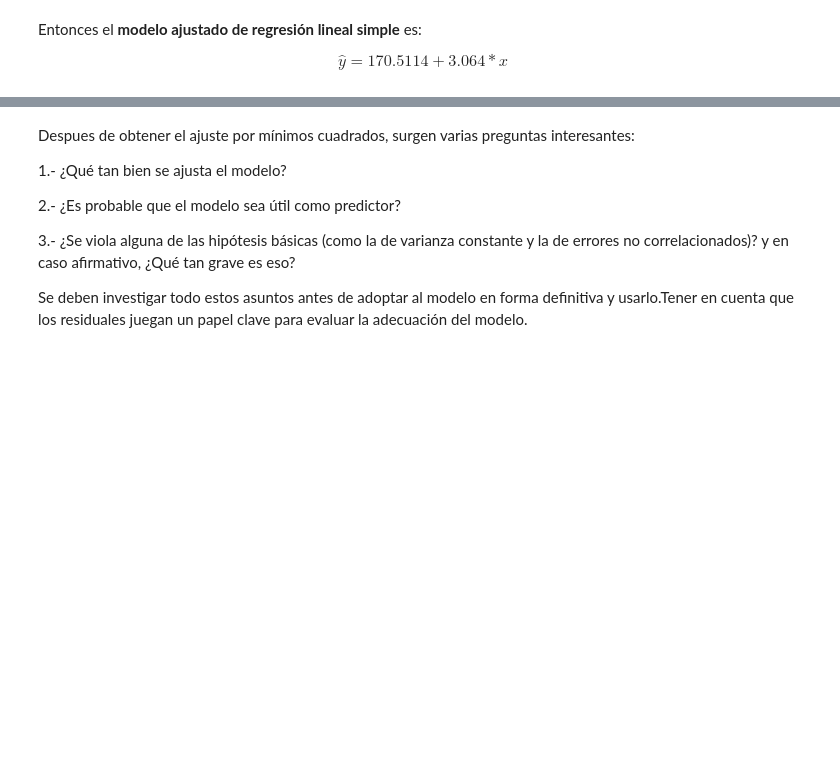
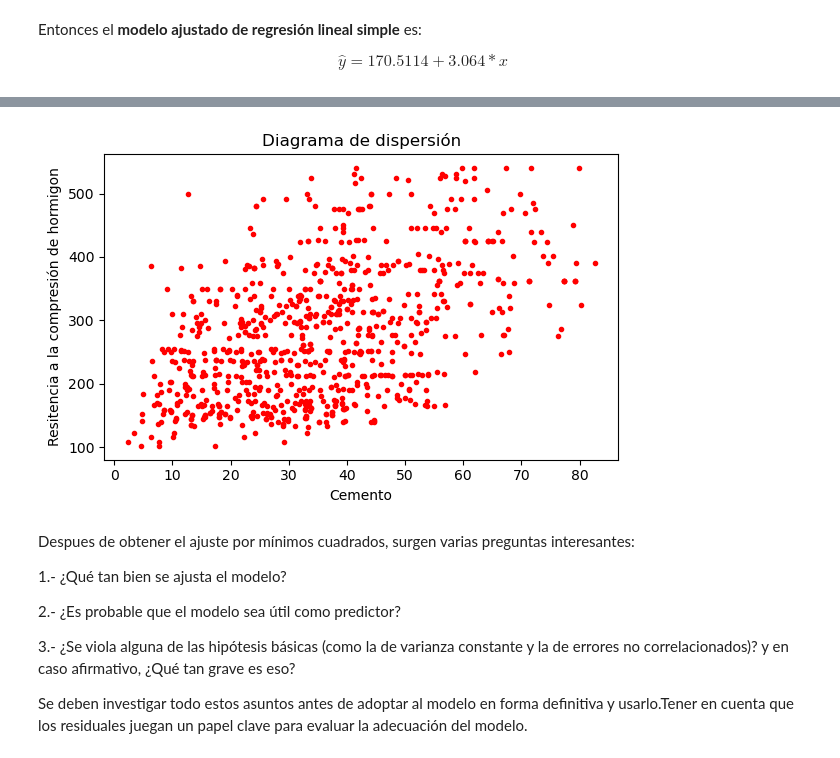
Before and after one commit to llanosrenzo/MachineLearning, a Jupyter notebook: Regresion/Modelo_Regression.ipynb, the cells around one changed output, grey strips where cells are left out. Cells and saved outputs as stored; diff of their text form; code cells hidden in the pictures; blank space fills up the shorter version.

```diff
--- a/Regresion/Modelo_Regression.ipynb
+++ b/Regresion/Modelo_Regression.ipynb
@@ -132,6 +132,9 @@ plt.show()
 Nos muestra una mayor informacion  y visualizacion con respecto a la matriz de correlaciòn, donde las variables cemento y resitencia a la compresion de hormigon nos muestra una posible relacion lineal.
 # %% [markdown]
 Para observarlo más facilmente, grafiquemos al cemento en nuestro eje $x$ *(valor predictor o valor independiente)* y la resistencia a la compresion de hormigon  $y$ *(valor a predecir o valor dependiente)*.
+# %%
+var_dep = 'Resitencia a la compresión de hormigon'
+var_ind = 'Cemento'
 # %% [markdown]
 $$ y = \beta_0 + \beta_1x$$
 # %%
@@ -211,3 +291,13 @@ $$\hat{y} = 170.5114 + 3.064*{x}$$
+# %%
+fig , ax = plt.subplots(figsize = (6,4))
+plt.scatter(x = X_train,y=y_train,c='red',marker='.')
+plt.xlabel(xlabel = var_ind)
+plt.ylabel(ylabel= var_dep)
+plt.title(label = 'Diagrama de dispersión',loc = 'center')
+plt.tight_layout()
+plt.show()
+# %% [output]
+[figure, added]
 # %% [markdown]
 Despues de obtener el ajuste por mínimos cuadrados, surgen varias preguntas interesantes:
 
```
Also changed, not shown: parts of 25 cells of this notebook, 1 other file.
